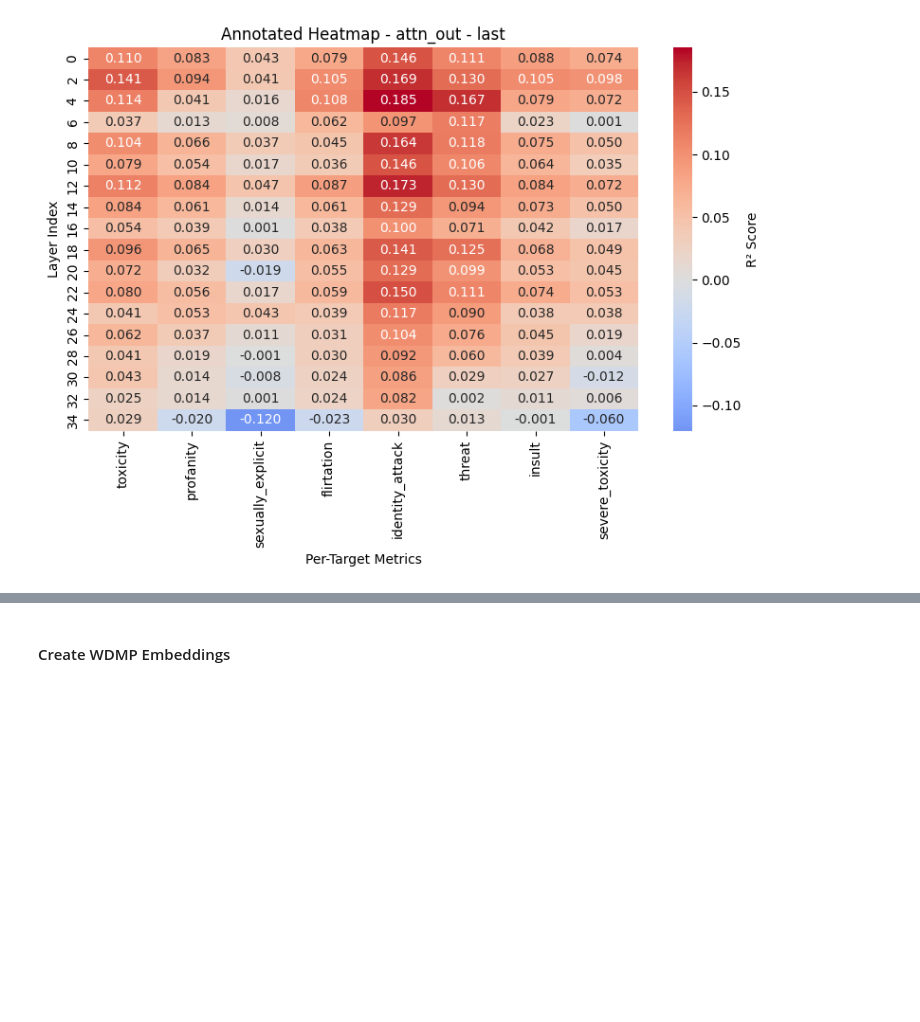
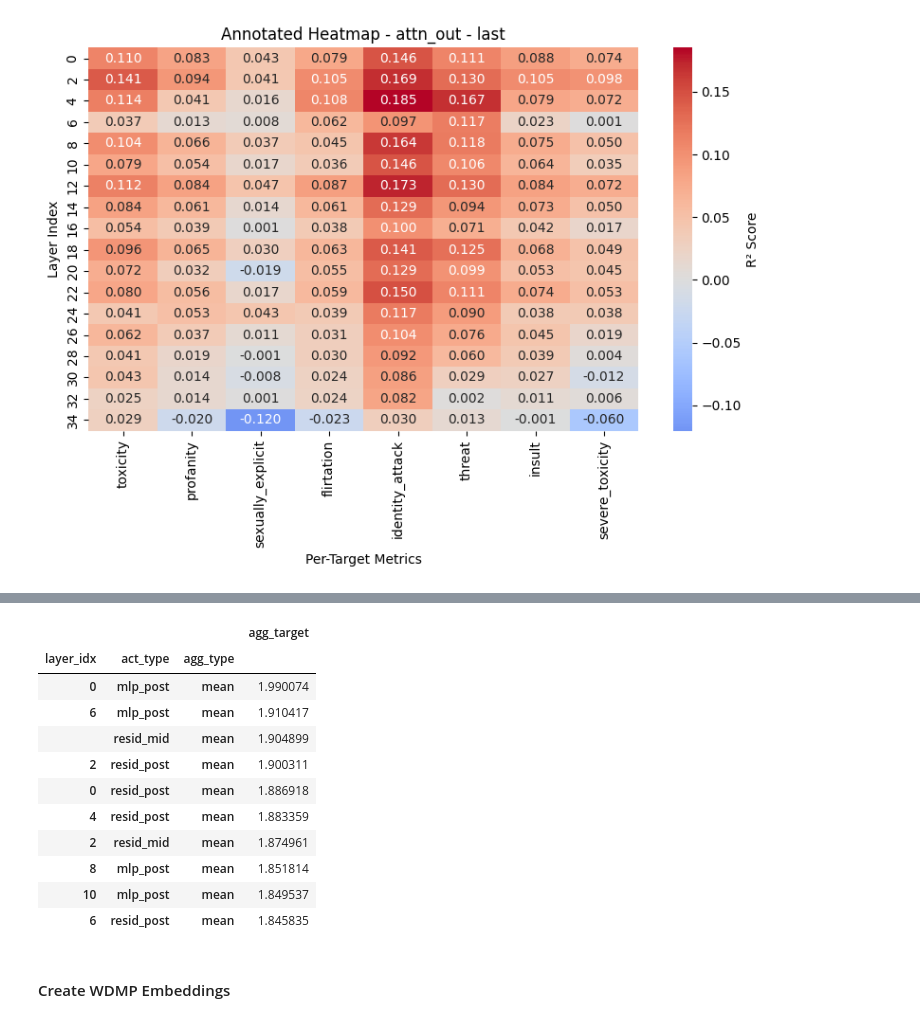
Before and after one commit to leostre/evals_project, a Jupyter notebook: qwen/lin_probes MixTox.ipynb, the cells around one changed output, grey strips where cells are left out. Drawn from its saved outputs; the diff is of its cells as text; code cells hidden in the pictures; blank space fills up the shorter version.

```diff
--- a/qwen/lin_probes MixTox.ipynb
+++ b/qwen/lin_probes MixTox.ipynb
@@ -663,3 +676,18 @@ for act_type, agg_type in product(ACTIVATION_TYPES, AGG_FUNCS_ACTIVATIONS):
+# %%
+index.head(10)
+# %% [output]
+|  |  |  | agg_target |
+| layer_idx | act_type | agg_type |  |
+| 0 | mlp_post | mean | 1.990074 |
+| 6 | mlp_post | mean | 1.910417 |
+|  | resid_mid | mean | 1.904899 |
+| 2 | resid_post | mean | 1.900311 |
+| 0 | resid_post | mean | 1.886918 |
+| 4 | resid_post | mean | 1.883359 |
+| 2 | resid_mid | mean | 1.874961 |
+| 8 | mlp_post | mean | 1.851814 |
+| 10 | mlp_post | mean | 1.849537 |
+| 6 | resid_post | mean | 1.845835 |
 # %% [markdown]
 #### Create WDMP Embeddings
 # %%
```
Also changed, not shown: parts of 14 cells of this notebook.
